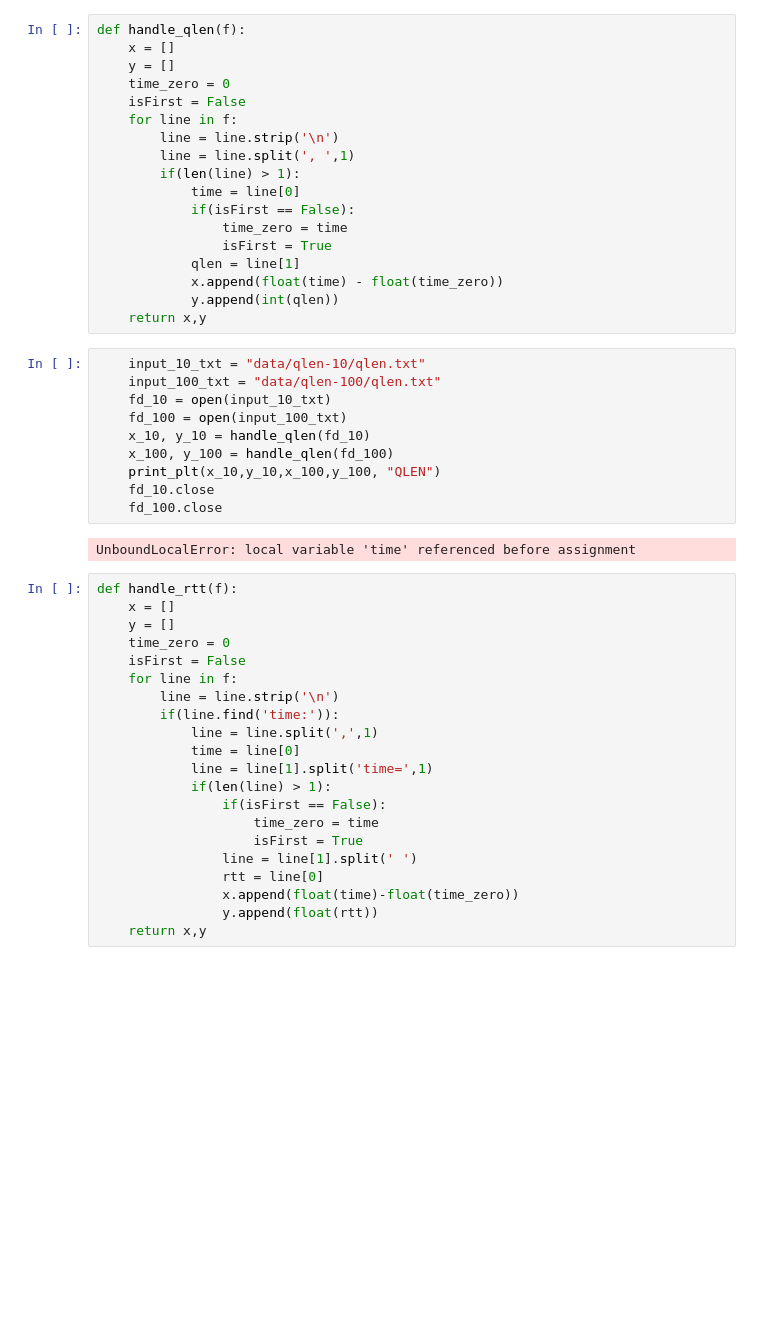
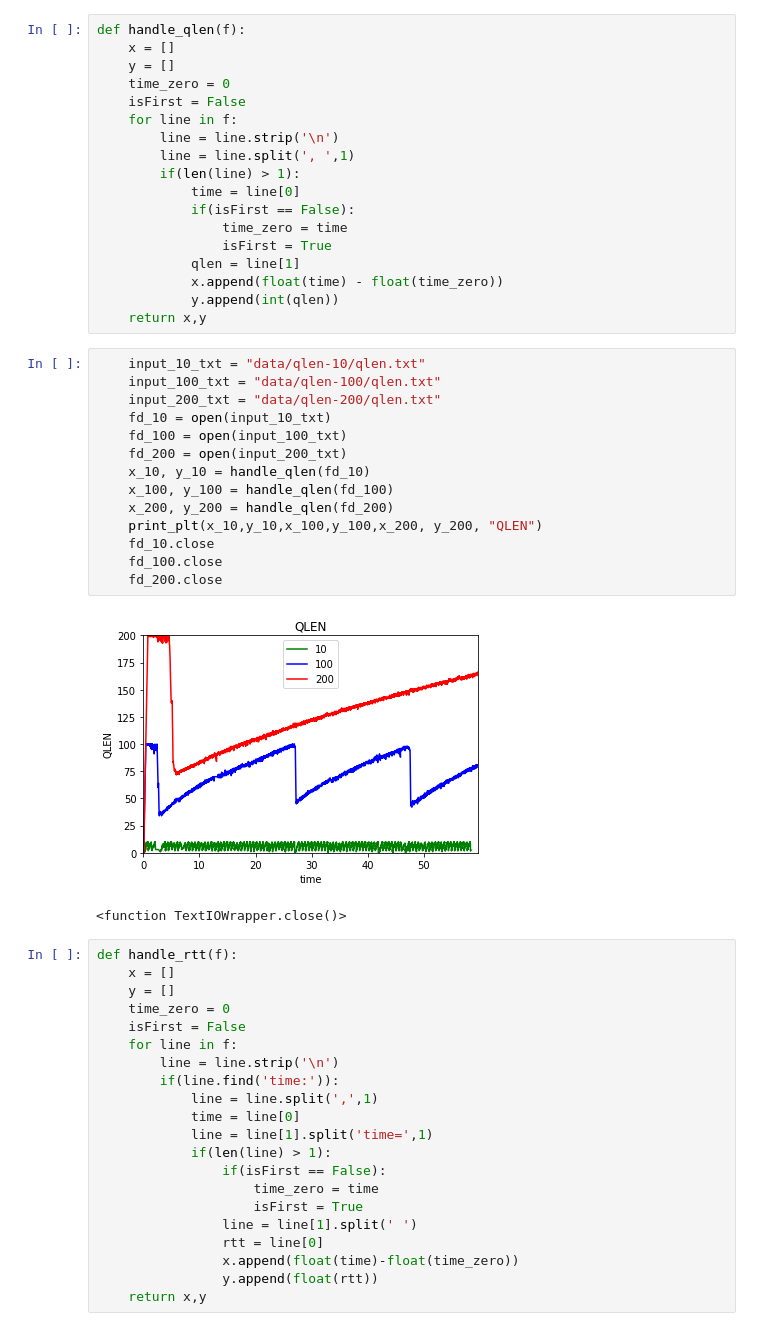
Before and after one commit to RenzoTsai/UCAS-Computer-Network, a Jupyter notebook: EXP10-Bufferbloat/10-bufferbloat/reproduce_data.ipynb, the cells around one changed output. Drawn from its saved outputs; the diff is of its cells as text; blank space fills up the shorter version.

```diff
--- a/EXP10-Bufferbloat/10-bufferbloat/reproduce_data.ipynb
+++ b/EXP10-Bufferbloat/10-bufferbloat/reproduce_data.ipynb
@@ -73,15 +78,20 @@ def handle_qlen(f):
 # %%
     input_10_txt = "data/qlen-10/qlen.txt"
     input_100_txt = "data/qlen-100/qlen.txt"
+    input_200_txt = "data/qlen-200/qlen.txt"
     fd_10 = open(input_10_txt)
     fd_100 = open(input_100_txt)
+    fd_200 = open(input_200_txt)
     x_10, y_10 = handle_qlen(fd_10)
     x_100, y_100 = handle_qlen(fd_100)
-    print_plt(x_10,y_10,x_100,y_100, "QLEN")
+    x_200, y_200 = handle_qlen(fd_200)
+    print_plt(x_10,y_10,x_100,y_100,x_200, y_200, "QLEN")
     fd_10.close
     fd_100.close
+    fd_200.close
 # %% [output]
+[figure, added]
-UnboundLocalError: local variable 'time' referenced before assignment
+<function TextIOWrapper.close()>
 # %%
 def handle_rtt(f):
     x = []
```
Also changed, not shown: parts of 3 cells of this notebook, 10 other files.
